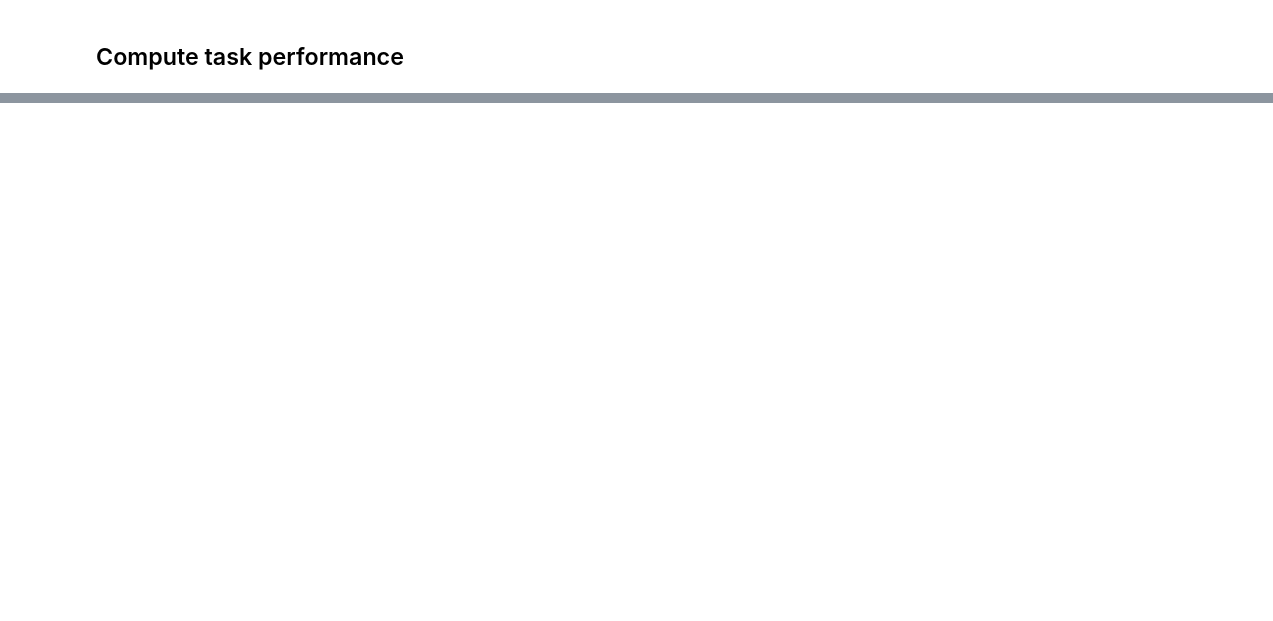
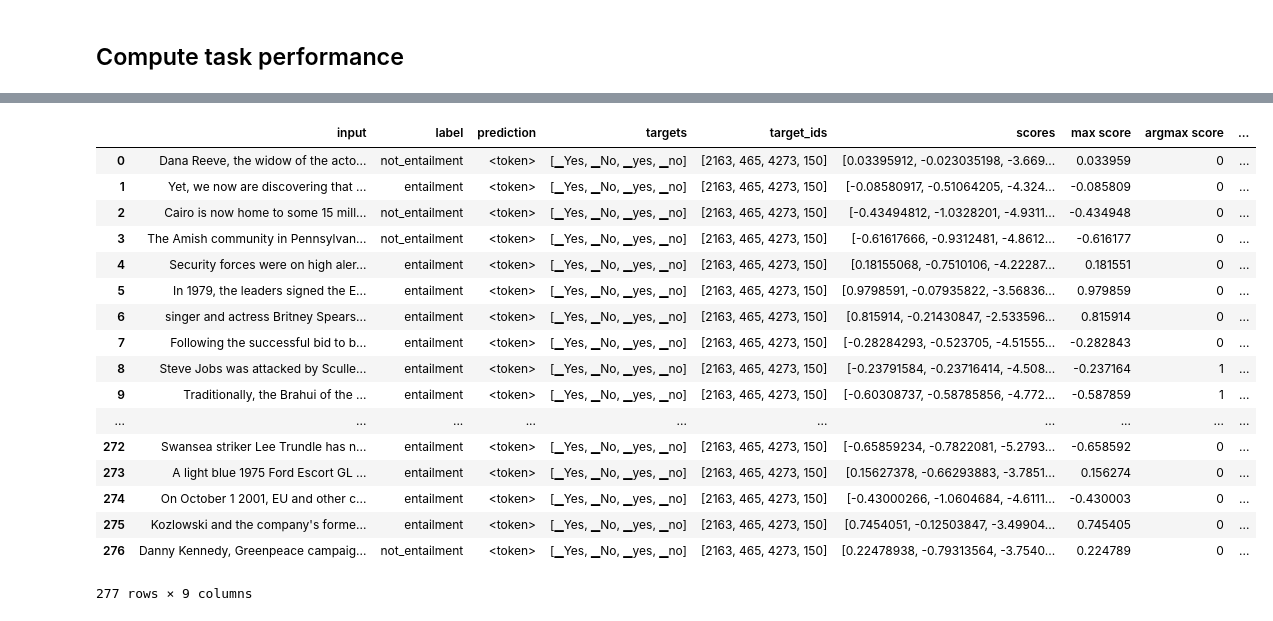
Before and after one commit to mmarius/t0-analysis, a Jupyter notebook: notebooks/rte_accuracy.ipynb, the cells around one changed output, grey strips where cells are left out. Cells and saved outputs as stored; diff of their text form; code cells hidden in the pictures; blank space fills up the shorter version.

Commit message:
implemented score based eval

```diff
--- a/notebooks/rte_accuracy.ipynb
+++ b/notebooks/rte_accuracy.ipynb
@@ -32,3 +71,38 @@ display(df_prompts)
+# %%
+use_pattern = [
+    "gpt_3_yes_no_with_targets",
+    "mnli_crowdsource_with_targets",
+    "based_on_previous_passage_with_targets",
+    "infer_with_targets",
+    "follow_with_targets",
+    "imply_with_targets",
+    "guaranteed_with_targets",
+    "justified_with_targets",
+    "must_be_true_with_targets",
+    "should_assume_with_targets",
+    "gpt_3_true_false_with_targets",
+    "gpt_3_cat_dog_with_targets",
+    "gpt_3_cat_dog_with_targets_yes_no",
+    "gpt_3_yes_no_without_targets",
+    "words_appear_with_targets",
+    "similar_words_with_targets",
+    "start_with_the_with_targets",
+    "same_meaning_with_targets",
+    "paraphrase_with_targets",
+    "paraphrase_r_with_targets",
+    "summarize_with_targets",
+    "inflection_with_targets",
+    "null_pattern_with_targets",
+    "null_pattern_r_with_targets",
+    "inflection_with_targets",
+    "null_pattern_without_targets",
+    "null_pattern_r_without_targets",
+    "premise_only_with_targets",
+    "premise_only_without_targets",
+    "hypothesis_only_with_targets",
+    "inflection_with_targets",
+    "hypothesis_only_without_targets",
+]
 # %% [markdown]
 ## Compute task performance
 # %%
@@ -125,0 +271,24 @@ google-t5-xxl-lm-adapt
+# %%
+# check where score based prediction and em based prediction disagree
+prompt = "gpt_3_yes_no_with_targets"
+df_check = models_inputs["google-t5-xl-lm-adapt"]
+df_check[prompt][df_check[prompt]["prediction"] != df_check[prompt]["argmax score prediction"]]
+# %% [output]
+|  | input | label | prediction | targets | target_ids | scores | max score | argmax score | ... |
+| 0 | Dana Reeve, the widow of the acto... | not_entailment | <token> | [▁Yes, ▁No, ▁yes, ▁no] | [2163, 465, 4273, 150] | [0.03395912, -0.023035198, -3.669... | 0.033959 | 0 | ... |
+| 1 | Yet, we now are discovering that ... | entailment | <token> | [▁Yes, ▁No, ▁yes, ▁no] | [2163, 465, 4273, 150] | [-0.08580917, -0.51064205, -4.324... | -0.085809 | 0 | ... |
+| 2 | Cairo is now home to some 15 mill... | not_entailment | <token> | [▁Yes, ▁No, ▁yes, ▁no] | [2163, 465, 4273, 150] | [-0.43494812, -1.0328201, -4.9311... | -0.434948 | 0 | ... |
+| 3 | The Amish community in Pennsylvan... | not_entailment | <token> | [▁Yes, ▁No, ▁yes, ▁no] | [2163, 465, 4273, 150] | [-0.61617666, -0.9312481, -4.8612... | -0.616177 | 0 | ... |
+| 4 | Security forces were on high aler... | entailment | <token> | [▁Yes, ▁No, ▁yes, ▁no] | [2163, 465, 4273, 150] | [0.18155068, -0.7510106, -4.22287... | 0.181551 | 0 | ... |
+| 5 | In 1979, the leaders signed the E... | entailment | <token> | [▁Yes, ▁No, ▁yes, ▁no] | [2163, 465, 4273, 150] | [0.9798591, -0.07935822, -3.56836... | 0.979859 | 0 | ... |
+| 6 | singer and actress Britney Spears... | entailment | <token> | [▁Yes, ▁No, ▁yes, ▁no] | [2163, 465, 4273, 150] | [0.815914, -0.21430847, -2.533596... | 0.815914 | 0 | ... |
+| 7 | Following the successful bid to b... | entailment | <token> | [▁Yes, ▁No, ▁yes, ▁no] | [2163, 465, 4273, 150] | [-0.28284293, -0.523705, -4.51555... | -0.282843 | 0 | ... |
+| 8 | Steve Jobs was attacked by Sculle... | entailment | <token> | [▁Yes, ▁No, ▁yes, ▁no] | [2163, 465, 4273, 150] | [-0.23791584, -0.23716414, -4.508... | -0.237164 | 1 | ... |
+| 9 | Traditionally, the Brahui of the ... | entailment | <token> | [▁Yes, ▁No, ▁yes, ▁no] | [2163, 465, 4273, 150] | [-0.60308737, -0.58785856, -4.772... | -0.587859 | 1 | ... |
+| ... | ... | ... | ... | ... | ... | ... | ... | ... | ... |
+| 272 | Swansea striker Lee Trundle has n... | entailment | <token> | [▁Yes, ▁No, ▁yes, ▁no] | [2163, 465, 4273, 150] | [-0.65859234, -0.7822081, -5.2793... | -0.658592 | 0 | ... |
+| 273 | A light blue 1975 Ford Escort GL ... | entailment | <token> | [▁Yes, ▁No, ▁yes, ▁no] | [2163, 465, 4273, 150] | [0.15627378, -0.66293883, -3.7851... | 0.156274 | 0 | ... |
+| 274 | On October 1 2001, EU and other c... | entailment | <token> | [▁Yes, ▁No, ▁yes, ▁no] | [2163, 465, 4273, 150] | [-0.43000266, -1.0604684, -4.6111... | -0.430003 | 0 | ... |
+| 275 | Kozlowski and the company's forme... | entailment | <token> | [▁Yes, ▁No, ▁yes, ▁no] | [2163, 465, 4273, 150] | [0.7454051, -0.12503847, -3.49904... | 0.745405 | 0 | ... |
+| 276 | Danny Kennedy, Greenpeace campaig... | not_entailment | <token> | [▁Yes, ▁No, ▁yes, ▁no] | [2163, 465, 4273, 150] | [0.22478938, -0.79313564, -3.7540... | 0.224789 | 0 | ... |
+277 rows × 9 columns
```
Also changed, not shown: parts of 11 cells of this notebook.
